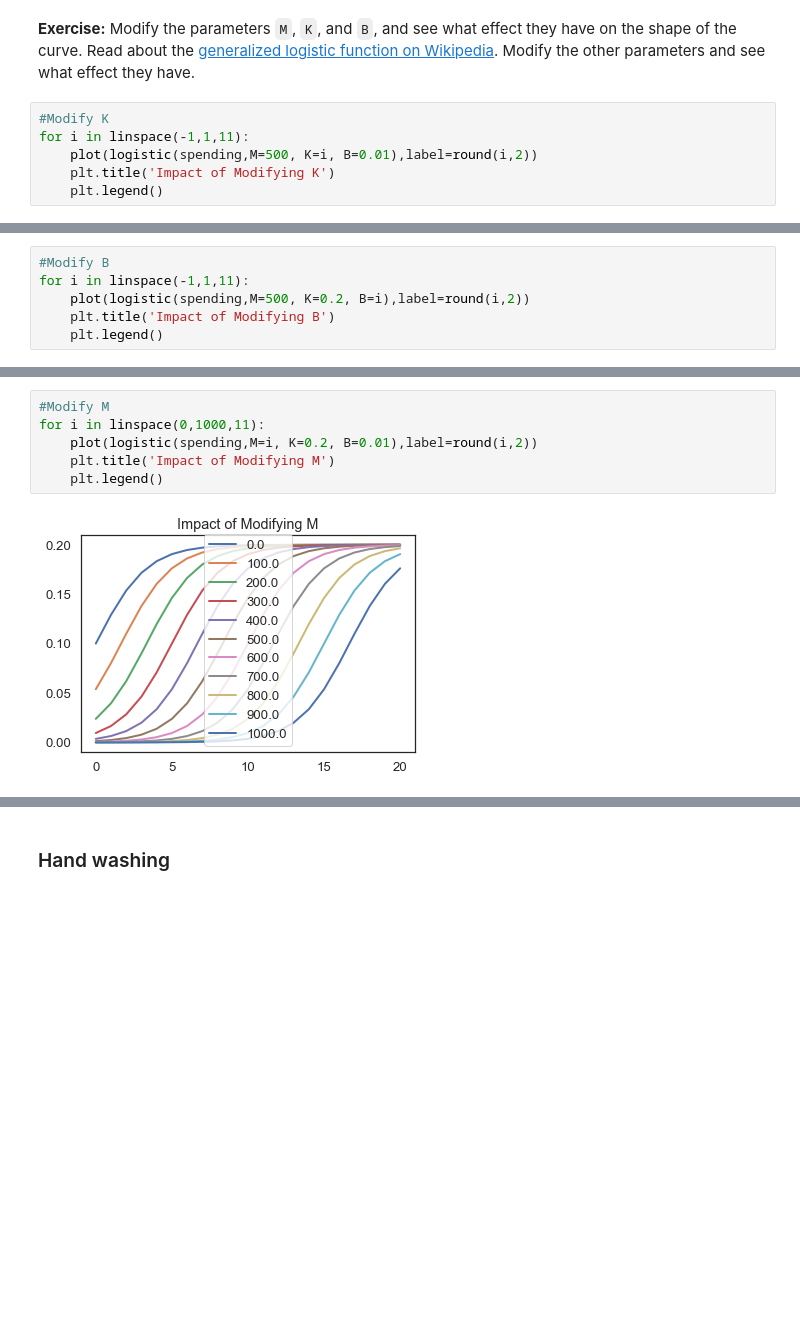
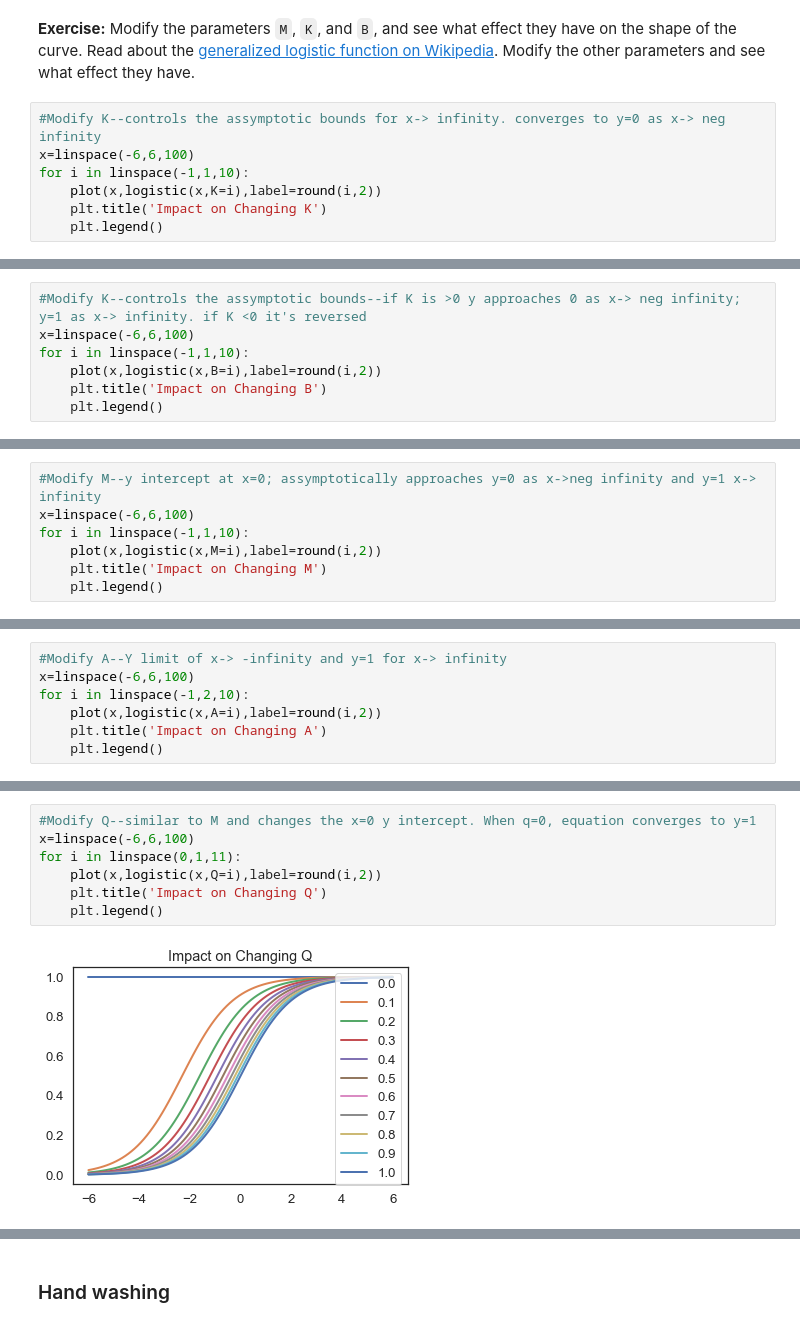
Before and after one commit to shahneilp/604-, a Jupyter notebook: HW/chap12-NeilShah.ipynb, the cells around one changed output, grey strips where cells are left out. Drawn from its saved outputs; the diff is of its cells as text; blank space fills up the shorter version.

```diff
--- a/HW/chap12-NeilShah.ipynb
+++ b/HW/chap12-NeilShah.ipynb
@@ -363,9 +359,10 @@ decorate(xlabel='Hand-washing campaign spending (USD)',
 # %% [markdown]
 **Exercise:** Modify the parameters `M`, `K`, and `B`, and see what effect they have on the shape of the curve.  Read about the [generalized logistic function on Wikipedia](https://en.wikipedia.org/wiki/Generalised_logistic_function).  Modify the other parameters and see what effect they have.
 # %%
-#Modify K
-for i in linspace(-1,1,11):
-    plot(logistic(spending,M=500, K=i, B=0.01),label=round(i,2))
-    plt.title('Impact of Modifying K')
+#Modify K--controls the assymptotic bounds for x-> infinity. converges to y=0 as x-> neg infinity
+x=linspace(-6,6,100)
+for i in linspace(-1,1,10):
+    plot(x,logistic(x,K=i),label=round(i,2))
+    plt.title('Impact on Changing K')
     plt.legend()
 # %% [output]
@@ -372,0 +370,7 @@ for i in linspace(-1,1,11):
+# %%
+#Modify K--controls the assymptotic bounds--if K is >0 y approaches 0 as x-> neg infinity; y=1 as x-> infinity. if K <0 it's reversed
+x=linspace(-6,6,100)
+for i in linspace(-1,1,10):
+    plot(x,logistic(x,B=i),label=round(i,2))
+    plt.title('Impact on Changing B')
+    plt.legend()
@@ -373,7 +379,8 @@ for i in linspace(-1,1,11):
 # %%
-#Modify B
-for i in linspace(-1,1,11):
-    plot(logistic(spending,M=500, K=0.2, B=i),label=round(i,2))
-    plt.title('Impact of Modifying B')
+#Modify M--y intercept at x=0; assymptotically approaches y=0 as x->neg infinity and y=1 x-> infinity
+x=linspace(-6,6,100)
+for i in linspace(-1,1,10):
+    plot(x,logistic(x,M=i),label=round(i,2))
+    plt.title('Impact on Changing M')
     plt.legend()
 # %% [output]
@@ -380,0 +388,7 @@ for i in linspace(-1,1,11):
+# %%
+#Modify A--Y limit of x-> -infinity and y=1 for x-> infinity
+x=linspace(-6,6,100)
+for i in linspace(-1,2,10):
+    plot(x,logistic(x,A=i),label=round(i,2))
+    plt.title('Impact on Changing A')
+    plt.legend()
@@ -381,9 +397,10 @@ for i in linspace(-1,1,11):
 # %%
-#Modify M
-for i in linspace(0,1000,11):
-    plot(logistic(spending,M=i, K=0.2, B=0.01),label=round(i,2))
-    plt.title('Impact of Modifying M')
+#Modify Q--similar to M and changes the x=0 y intercept. When q=0, equation converges to y=1
+x=linspace(-6,6,100)
+for i in linspace(0,1,11):
+    plot(x,logistic(x,Q=i),label=round(i,2))
+    plt.title('Impact on Changing Q')
     plt.legend()
 # %% [output]
-[figure, old version]
+[figure, new version]
 # %%
```
Also changed, not shown: parts of 15 cells of this notebook.
